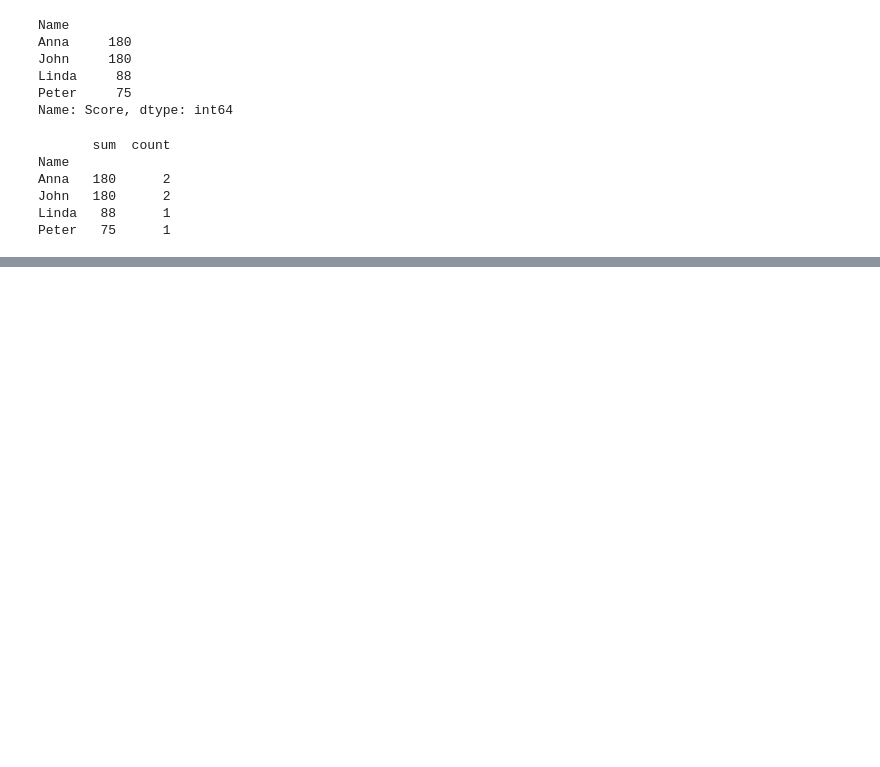
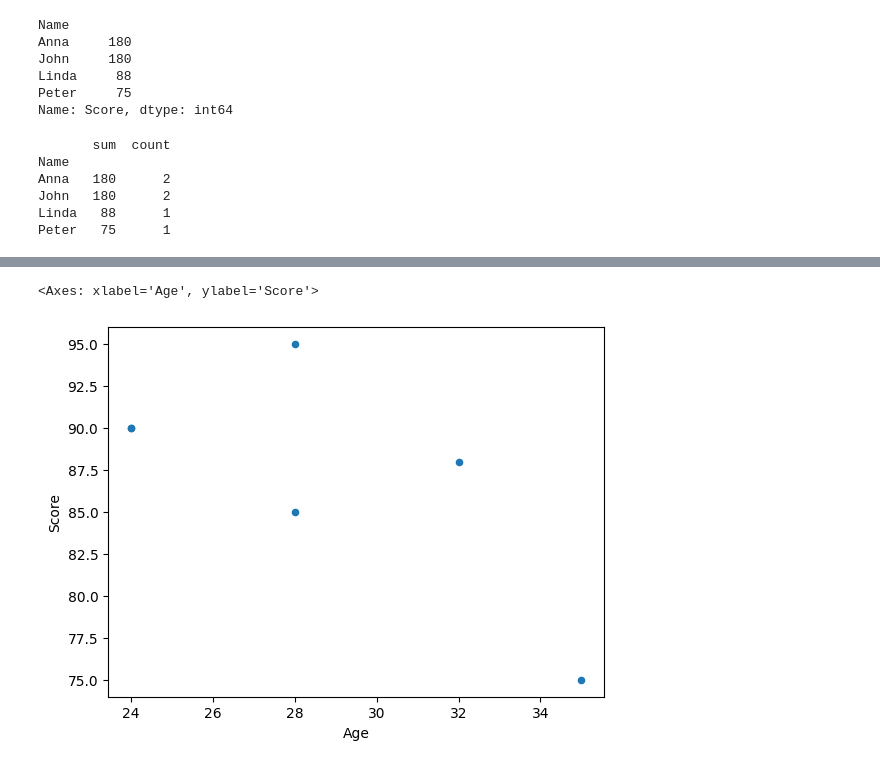
Before and after one commit to hijaz/themlpath-notebooks, a Jupyter notebook: pandas.ipynb, the cells around one changed output, grey strips where cells are left out. Cells and saved outputs as stored; diff of their text form; code cells hidden in the pictures; blank space fills up the shorter version.

```diff
--- a/pandas.ipynb
+++ b/pandas.ipynb
@@ -725,0 +1223,11 @@ Peter   75      1
+# %%
+
+## Plotting Scatter Plots
+
+# Scatter plots are useful for visualizing relationships between two numerical variables.
+
+# Create a scatter plot of Age vs. Score
+df.plot(kind='scatter', x='Age', y='Score')
+# %% [output]
+<Axes: xlabel='Age', ylabel='Score'>
+[figure, added]
```
Also changed, not shown: parts of 37 cells of this notebook, 4 other files.
